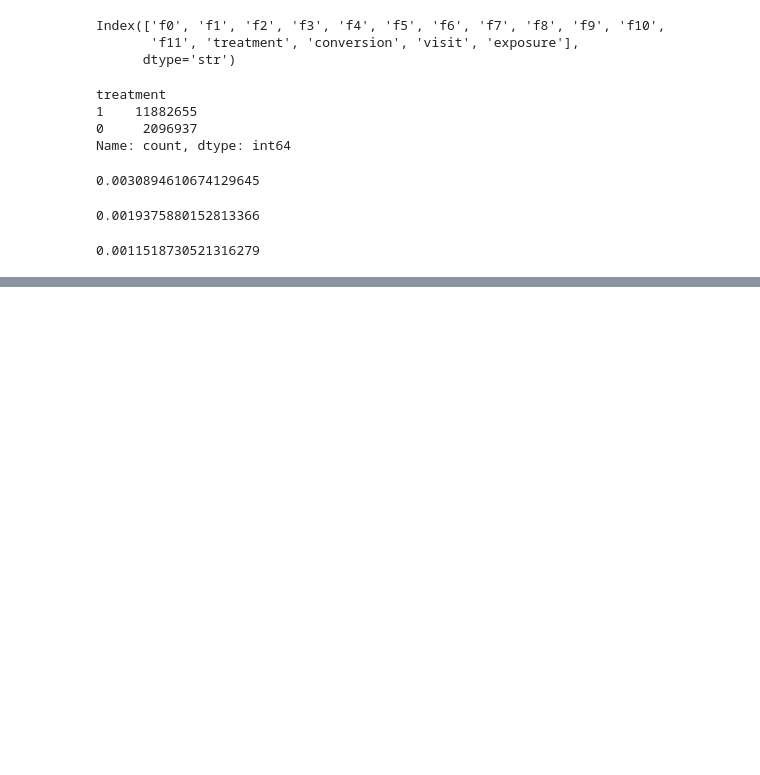
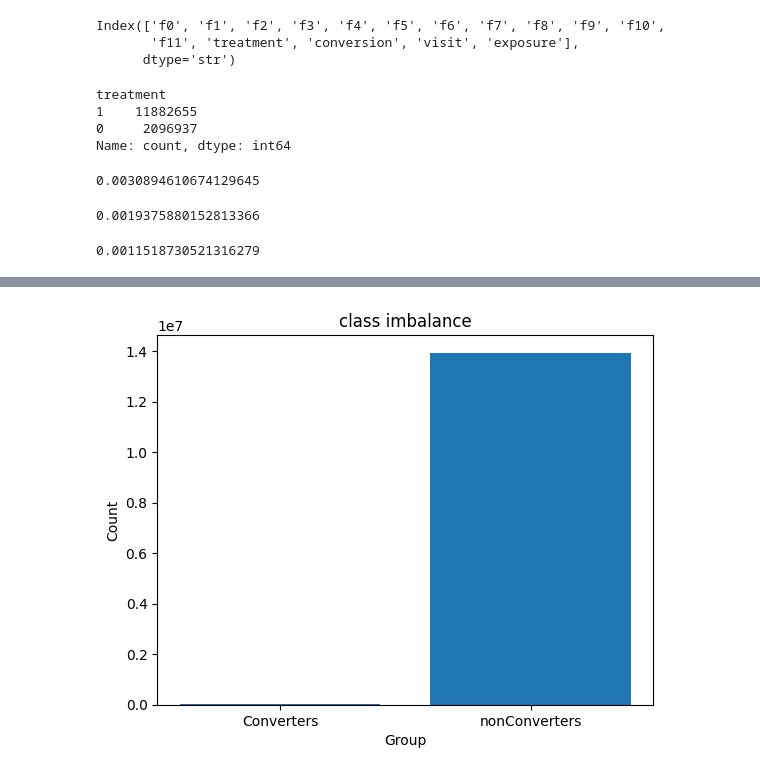
Before and after one commit to ihameed11/criteo-uplift, a Jupyter notebook: notebooks/01_EDA.ipynb, the cells around one changed output, grey strips where cells are left out. Cells and saved outputs as stored; diff of their text form; code cells hidden in the pictures; blank space fills up the shorter version.

```diff
--- a/notebooks/01_EDA.ipynb
+++ b/notebooks/01_EDA.ipynb
@@ -45,0 +107,9 @@ print(uplift)
+# %%
+plt.title("class imbalance")
+plt.xlabel("Group")
+plt.ylabel("Count")
+plt.bar(["Converters","nonConverters"],[(df["conversion"]==1).sum(),(df["conversion"]==0).sum()])
+plt.savefig("../outputs/class_imbalance.png", dpi=150, bbox_inches="tight")
+plt.show()
+# %% [output]
+[figure, added]
```
Also changed, not shown: parts of 6 cells of this notebook, 4 other files.
